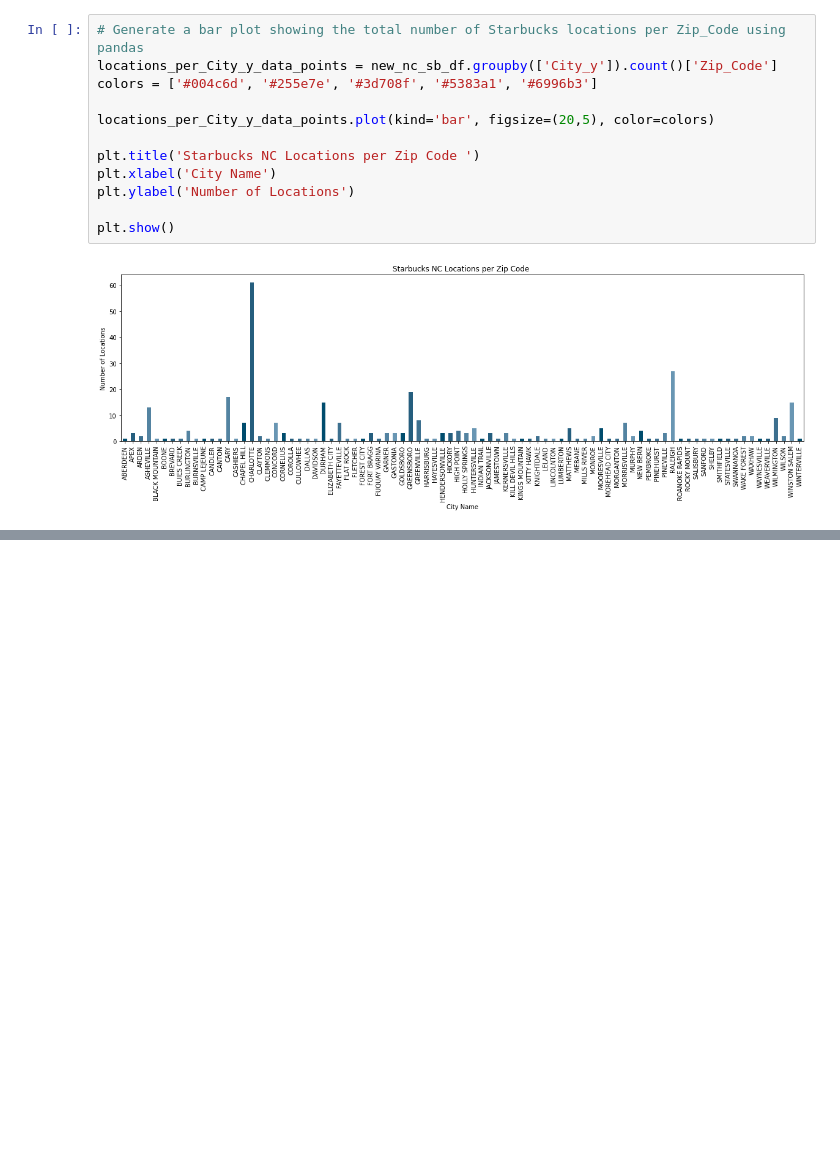
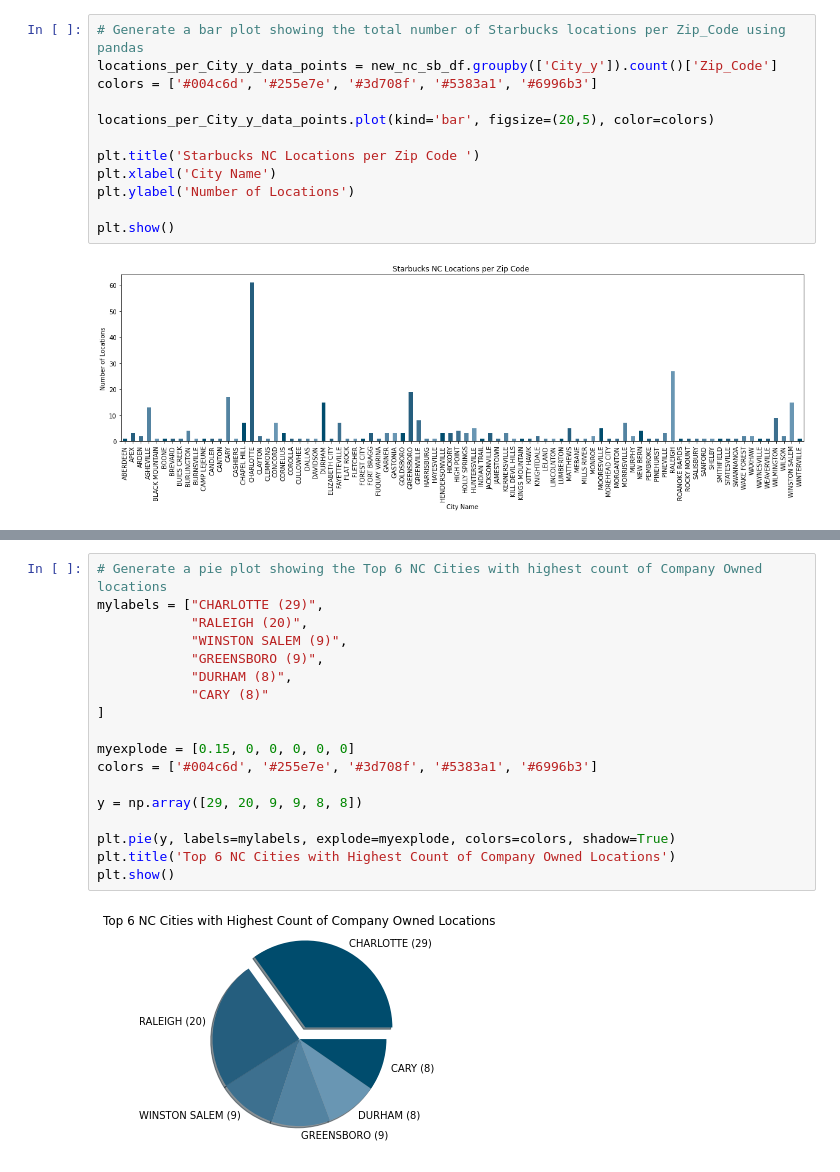
Before and after one commit to AnaLindaPenny/project-one, a Jupyter notebook: Starbucks-Solo-Analysis.ipynb, the cells around one changed output, grey strips where cells are left out. Saved outputs shown, nothing was run; the diff lists cells and outputs as text; blank space fills up the shorter version.

```diff
--- a/Starbucks-Solo-Analysis.ipynb
+++ b/Starbucks-Solo-Analysis.ipynb
@@ -242,0 +353,20 @@ plt.show()
+# %%
+# Generate a pie plot showing the Top 6 NC Cities with highest count of Company Owned locations
+mylabels = ["CHARLOTTE (29)",
+            "RALEIGH (20)",
+            "WINSTON SALEM (9)",
+            "GREENSBORO (9)",
+            "DURHAM (8)",
+            "CARY (8)"
+]
+
+myexplode = [0.15, 0, 0, 0, 0, 0]
+colors = ['#004c6d', '#255e7e', '#3d708f', '#5383a1', '#6996b3']
+
+y = np.array([29, 20, 9, 9, 8, 8])
+
+plt.pie(y, labels=mylabels, explode=myexplode, colors=colors, shadow=True)
+plt.title('Top 6 NC Cities with Highest Count of Company Owned Locations')
+plt.show()
+# %% [output]
+[figure, added]
```
Also changed, not shown: parts of 23 cells of this notebook, 5 other files.
